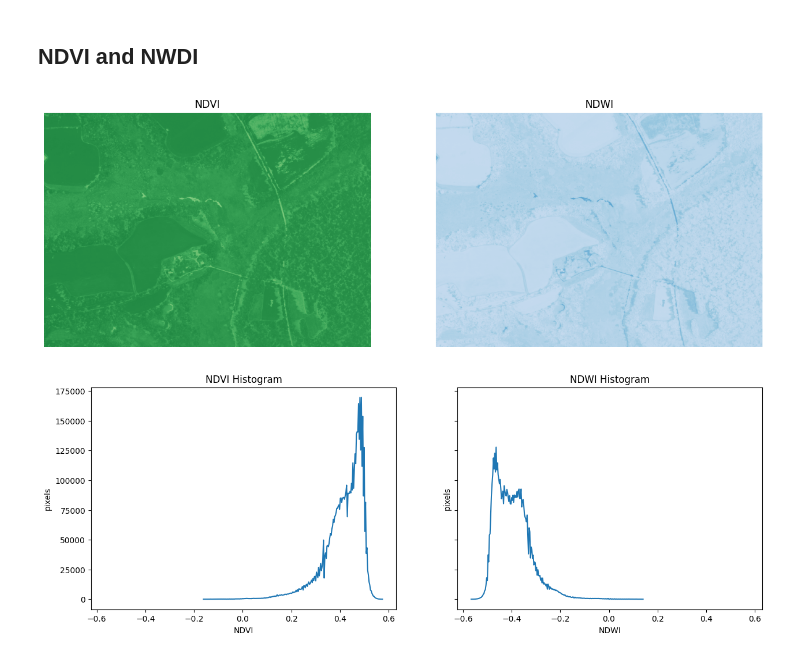
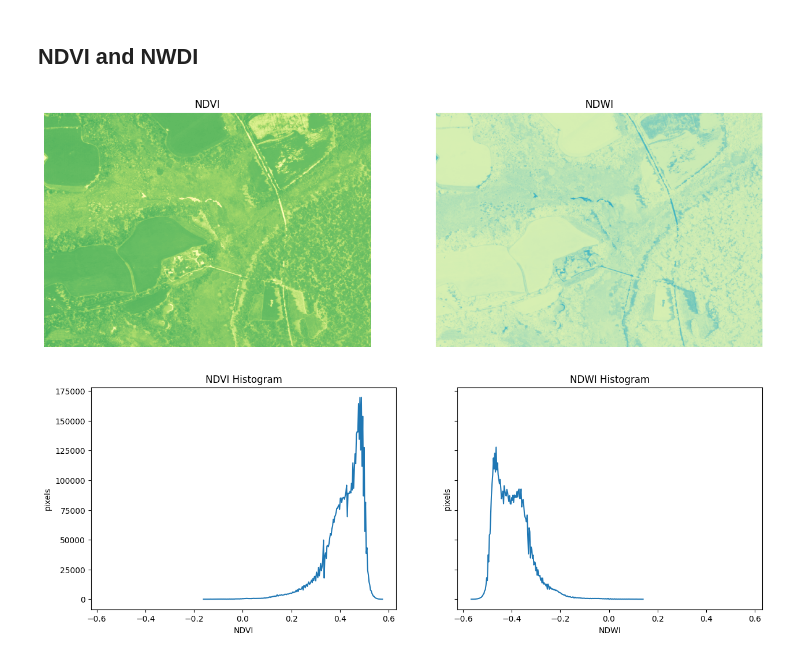
Before and after one commit to mrahnis/nb-vegetation, a Jupyter notebook: Step-01-Veggie-View.ipynb, the cells around one changed output. Saved outputs shown, nothing was run; the diff lists cells and outputs as text; code cells hidden in the pictures.

```diff
--- a/Step-01-Veggie-View.ipynb
+++ b/Step-01-Veggie-View.ipynb
@@ -54,20 +54,20 @@ The RGB color image clearly shows that several vegetation types exist in the val
 # %%
 norm = img/255
 ndvi = (norm[:,:,3] - norm[:,:,0])/(norm[:,:,3] + norm[:,:,0])
 ndwi = (norm[:,:,1] - norm[:,:,3])/(norm[:,:,1] + norm[:,:,3])
 
 fig, (ax0, ax1) = plt.subplots(ncols=2, figsize=(15, 12), sharex=True, sharey=True)
 
-ax0.imshow(ndvi, cmap='Greens', vmin=-1.0, vmax=1.0)
+ax0.imshow(ndvi, cmap='RdYlGn', vmin=-0.8, vmax=0.8)
 ax0.set_title("NDVI")
 ax0.axis('off')
-ax1.imshow(ndwi, cmap='Blues', vmin=-1.0, vmax=1.0)
+ax1.imshow(ndwi, cmap='YlGnBu', vmin=-0.8, vmax=0.8)
 ax1.set_title("NDWI")
 ax1.axis('off')
 
 plt.show()
 # %% [output]
-[figure, old version]
+[figure, new version]
 # %%
 fig, (ax0, ax1) = plt.subplots(ncols=2, figsize=(15, 5), sharey=True, sharex=True)
 
```
Also changed, not shown: parts of 3 cells of this notebook, 2 other files.
